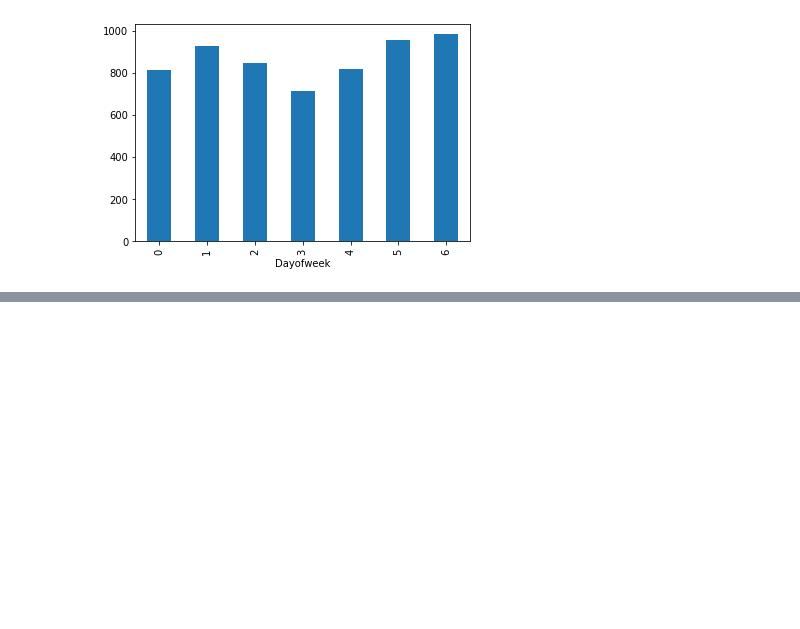
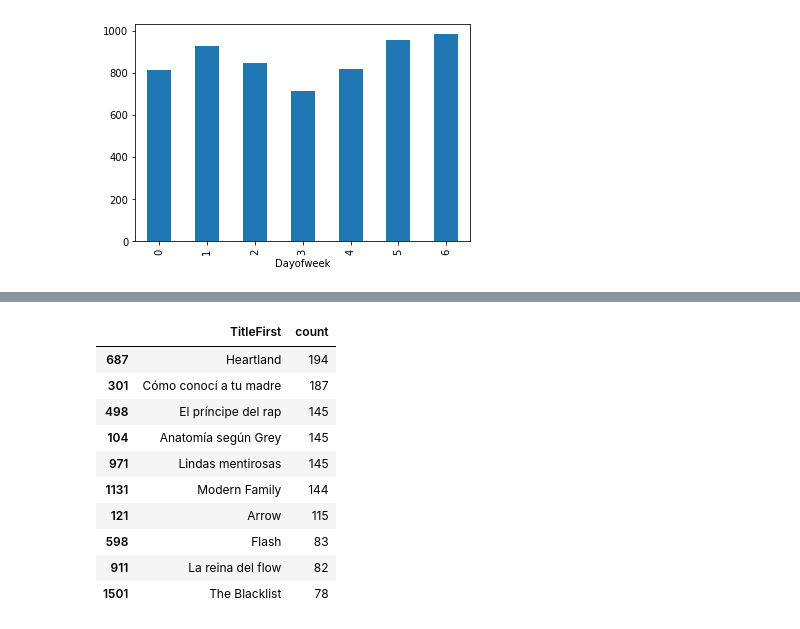
Before and after one commit to jcortesf/JupyterNotebook, a Jupyter notebook: Análisis de títulos y reproducciones Netflix.ipynb, the cells around one changed output, grey strips where cells are left out. Saved outputs shown, nothing was run; the diff lists cells and outputs as text; code cells hidden in the pictures; blank space fills up the shorter version.

```diff
--- a/Análisis de títulos y reproducciones Netflix.ipynb
+++ b/Análisis de títulos y reproducciones Netflix.ipynb
@@ -73,0 +85,15 @@ ax = titles_dayWeek.plot.bar()
+# %%
+titlesFirst = df.groupby("TitleFirst")["TitleFirst"].count().reset_index(name='count').sort_values(['count'], ascending=False).head(20)
+titlesFirst.head(10)
+# %% [output]
+|  | TitleFirst | count |
+| 687 | Heartland | 194 |
+| 301 | Cómo conocí a tu madre | 187 |
+| 498 | El príncipe del rap | 145 |
+| 104 | Anatomía según Grey | 145 |
+| 971 | Lindas mentirosas | 145 |
+| 1131 | Modern Family | 144 |
+| 121 | Arrow | 115 |
+| 598 | Flash | 83 |
+| 911 | La reina del flow | 82 |
+| 1501 | The Blacklist | 78 |
```
Also changed, not shown: parts of 4 cells of this notebook, 2 other files.
